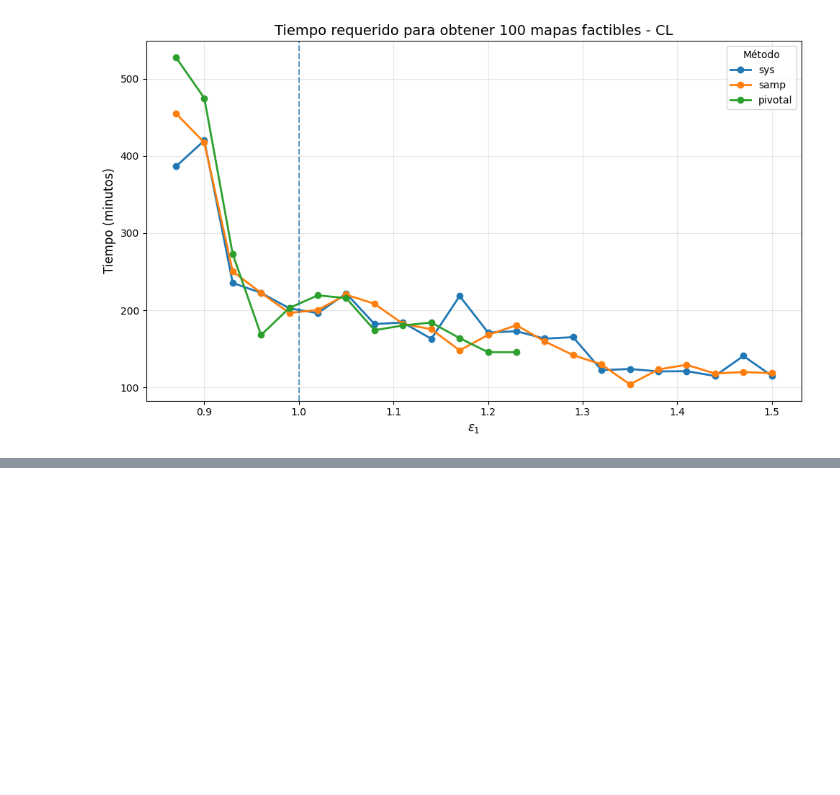
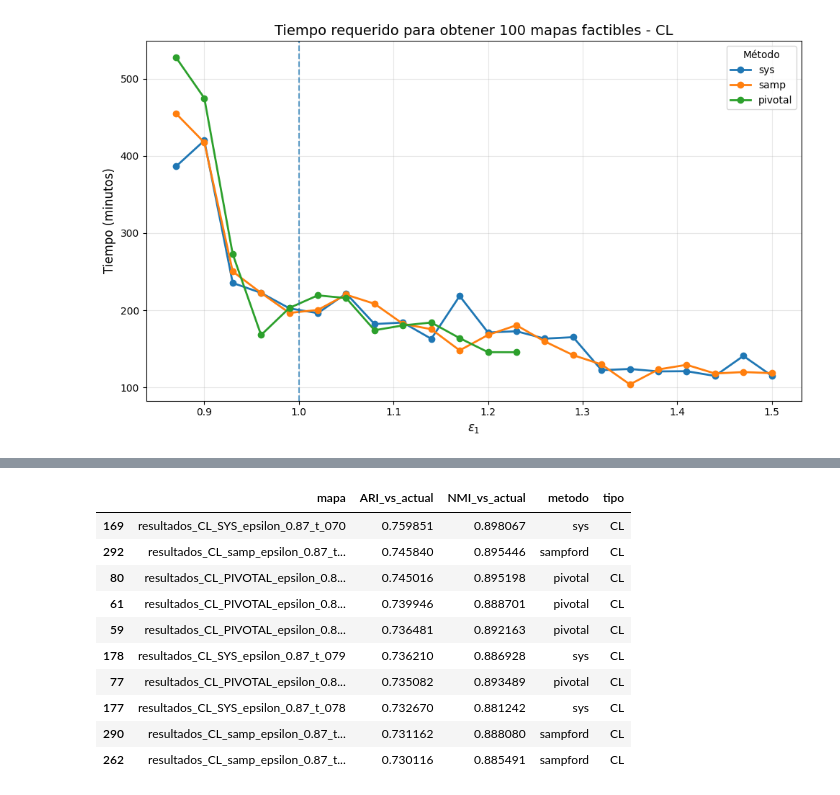
Before and after one commit to Andresdiazdcd/Tesis, a Jupyter notebook: Códigos/metricas_estudio.ipynb, the cells around one changed output, grey strips where cells are left out. Cells and saved outputs as stored; diff of their text form; code cells hidden in the pictures; blank space fills up the shorter version.

```diff
--- a/Códigos/metricas_estudio.ipynb
+++ b/Códigos/metricas_estudio.ipynb
@@ -1310,0 +1654,18 @@ plt.show()
+# %%
+display(
+    df_actual_comp
+    .sort_values("ARI_vs_actual", ascending=False)
+    .head(10)
+)
+# %% [output]
+|  | mapa | ARI_vs_actual | NMI_vs_actual | metodo | tipo |
+| 169 | resultados_CL_SYS_epsilon_0.87_t_070 | 0.759851 | 0.898067 | sys | CL |
+| 292 | resultados_CL_samp_epsilon_0.87_t... | 0.745840 | 0.895446 | sampford | CL |
+| 80 | resultados_CL_PIVOTAL_epsilon_0.8... | 0.745016 | 0.895198 | pivotal | CL |
+| 61 | resultados_CL_PIVOTAL_epsilon_0.8... | 0.739946 | 0.888701 | pivotal | CL |
+| 59 | resultados_CL_PIVOTAL_epsilon_0.8... | 0.736481 | 0.892163 | pivotal | CL |
+| 178 | resultados_CL_SYS_epsilon_0.87_t_079 | 0.736210 | 0.886928 | sys | CL |
+| 77 | resultados_CL_PIVOTAL_epsilon_0.8... | 0.735082 | 0.893489 | pivotal | CL |
+| 177 | resultados_CL_SYS_epsilon_0.87_t_078 | 0.732670 | 0.881242 | sys | CL |
+| 290 | resultados_CL_samp_epsilon_0.87_t... | 0.731162 | 0.888080 | sampford | CL |
+| 262 | resultados_CL_samp_epsilon_0.87_t... | 0.730116 | 0.885491 | sampford | CL |
```
Also changed, not shown: parts of 21 cells of this notebook, 1 other file.
